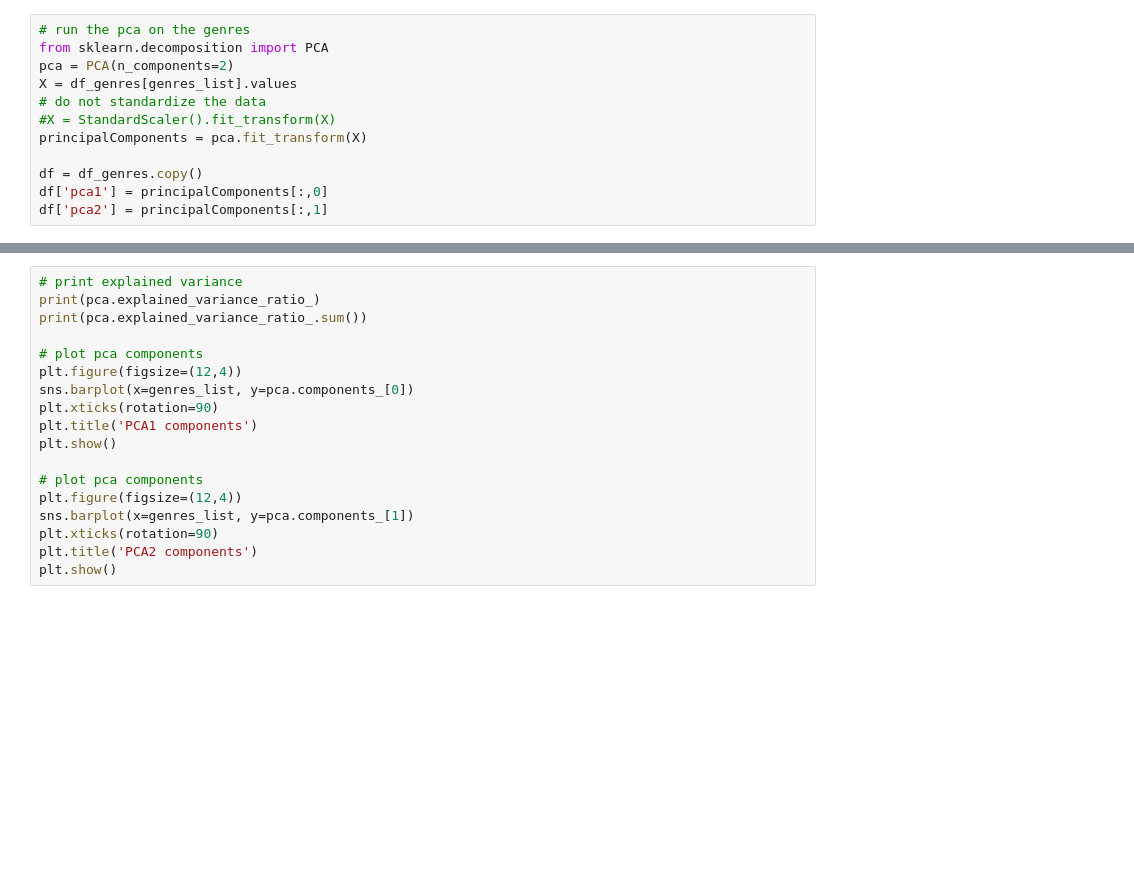
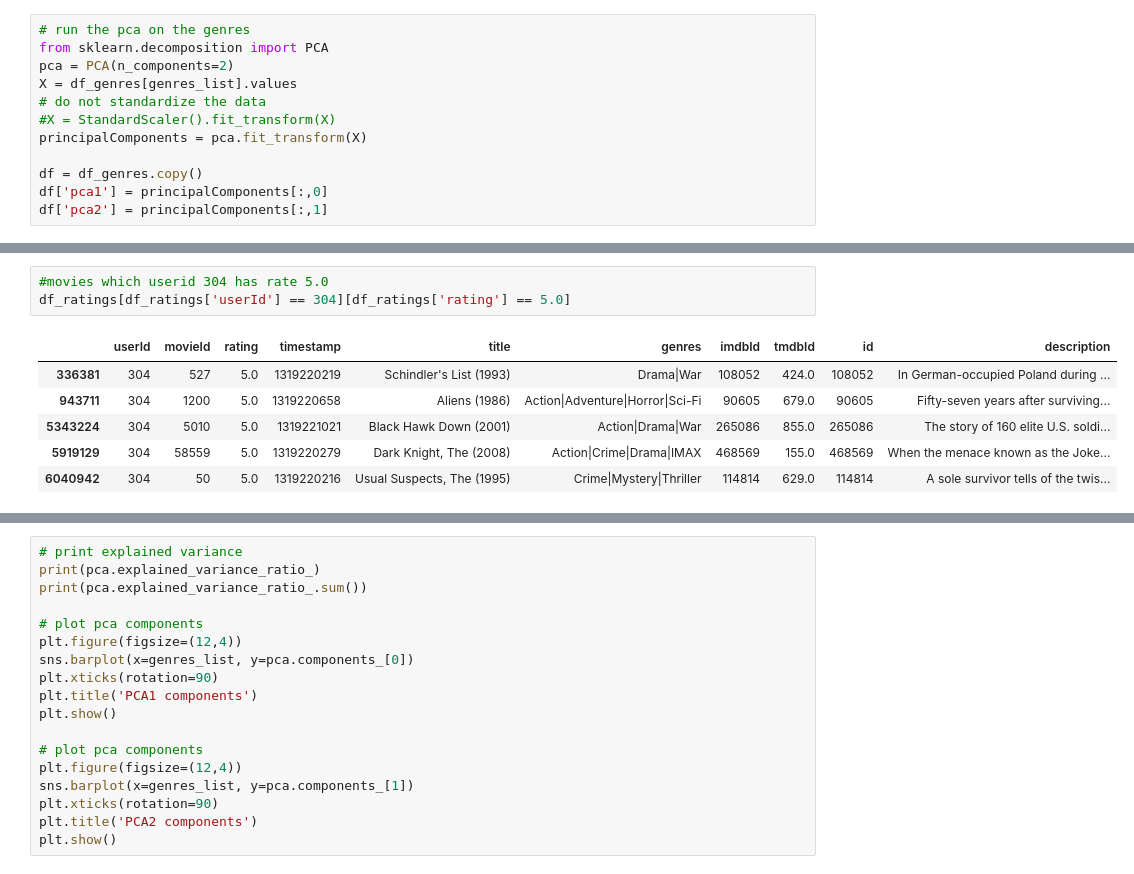
Before and after one commit to radziko/ctds_02807, a Jupyter notebook: src/PCA_plot.ipynb, the cells around one changed output, grey strips where cells are left out. Drawn from its saved outputs; the diff is of its cells as text; blank space fills up the shorter version.

```diff
--- a/src/PCA_plot.ipynb
+++ b/src/PCA_plot.ipynb
@@ -86 +72,11 @@ df
+# %%
+#movies which userid 304 has rate 5.0
+df_ratings[df_ratings['userId'] == 304][df_ratings['rating'] == 5.0]
+# %% [output]
+|  | userId | movieId | rating | timestamp | title | genres | imdbId | tmdbId | id | description |
+| 336381 | 304 | 527 | 5.0 | 1319220219 | Schindler's List (1993) | Drama|War | 108052 | 424.0 | 108052 | In German-occupied Poland during ... |
+| 943711 | 304 | 1200 | 5.0 | 1319220658 | Aliens (1986) | Action|Adventure|Horror|Sci-Fi | 90605 | 679.0 | 90605 | Fifty-seven years after surviving... |
+| 5343224 | 304 | 5010 | 5.0 | 1319221021 | Black Hawk Down (2001) | Action|Drama|War | 265086 | 855.0 | 265086 | The story of 160 elite U.S. soldi... |
+| 5919129 | 304 | 58559 | 5.0 | 1319220279 | Dark Knight, The (2008) | Action|Crime|Drama|IMAX | 468569 | 155.0 | 468569 | When the menace known as the Joke... |
+| 6040942 | 304 | 50 | 5.0 | 1319220216 | Usual Suspects, The (1995) | Crime|Mystery|Thriller | 114814 | 629.0 | 114814 | A sole survivor tells of the twis... |
 # %%
```
Also changed, not shown: parts of 6 cells of this notebook, 4 other files.
